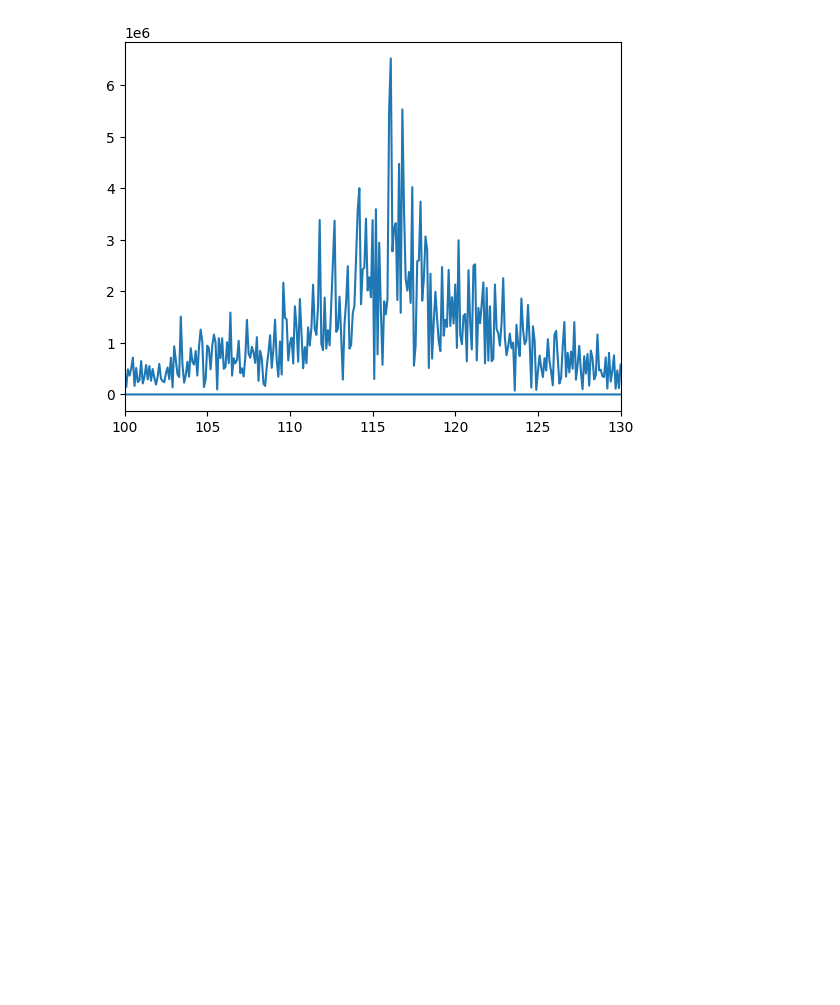
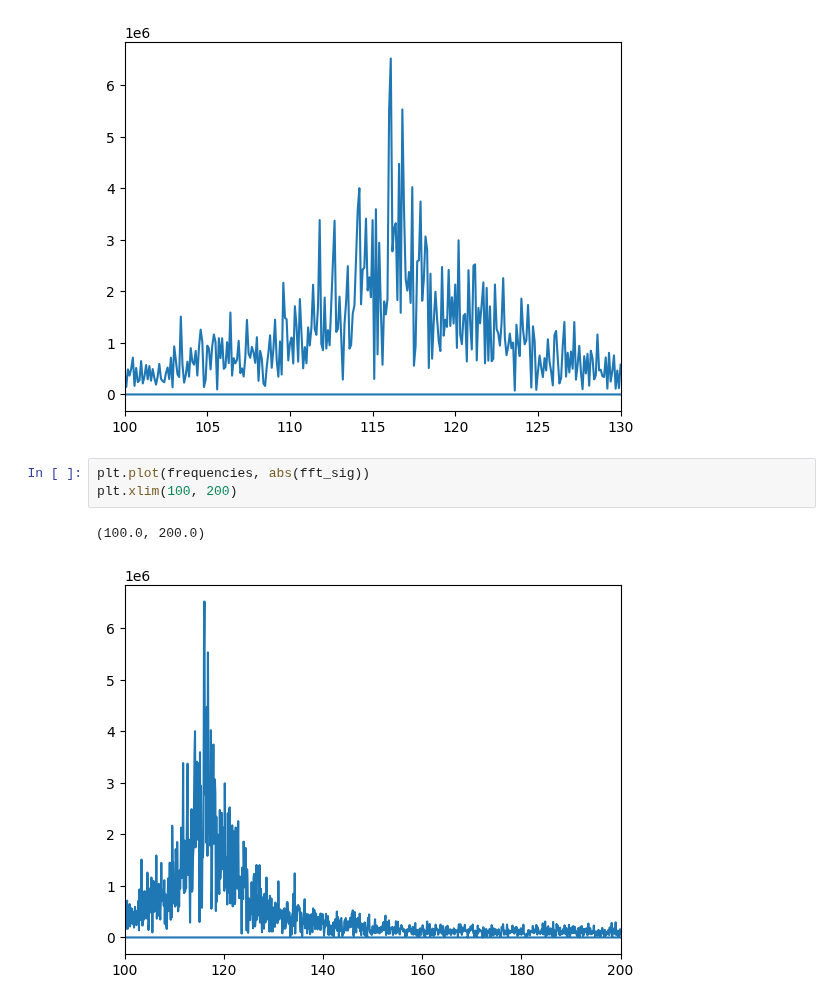
Before and after one commit to CaffineAddic/Wavelet_transforms_in_schlieren_flame_images, a Jupyter notebook: IIST_data/2/Pressure_data_2.ipynb, the cells around one changed output. Drawn from its saved outputs; the diff is of its cells as text; blank space fills up the shorter version.

```diff
--- a/IIST_data/2/Pressure_data_2.ipynb
+++ b/IIST_data/2/Pressure_data_2.ipynb
@@ -59,3 +59,9 @@ plt.xlim(100, 130)
 # %% [output]
 (100.0, 130.0)
 [figure]
+# %%
+plt.plot(frequencies, abs(fft_sig))
+plt.xlim(100, 200)
+# %% [output]
+(100.0, 200.0)
+[figure, added]
```
Also changed, not shown: 4 other files.
